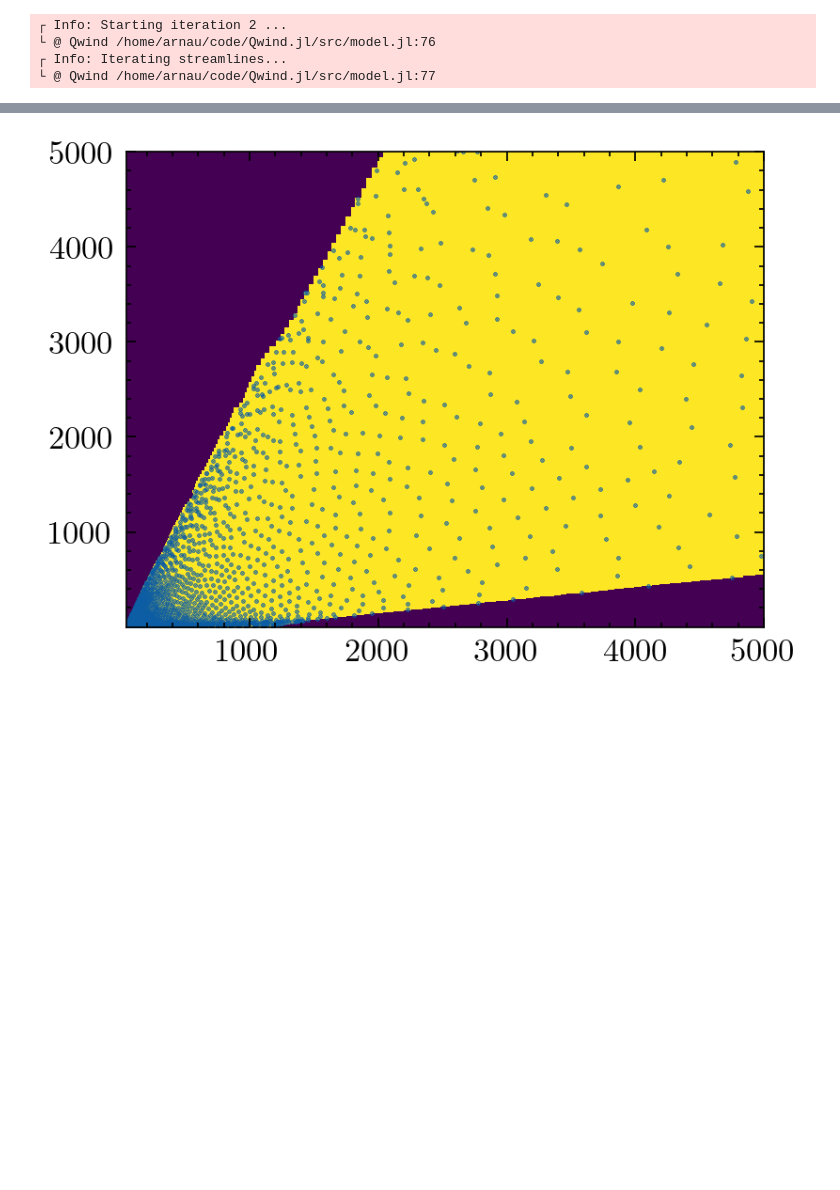
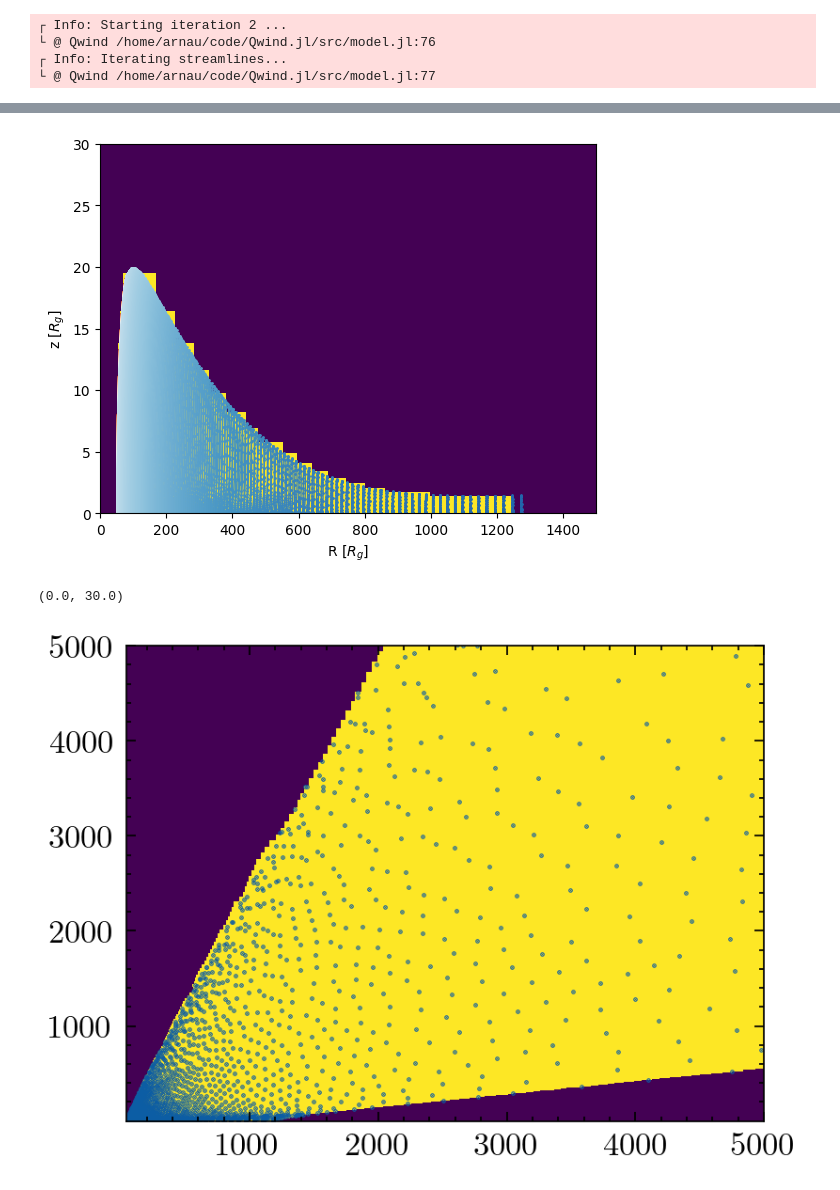
Before and after one commit to arnauqb/Qwind.jl, a Jupyter notebook: papers/paper2/rt_plots.ipynb, the cells around one changed output, grey strips where cells are left out. Cells and saved outputs as stored; diff of their text form; code cells hidden in the pictures; blank space fills up the shorter version.

```diff
--- a/papers/paper2/rt_plots.ipynb
+++ b/papers/paper2/rt_plots.ipynb
@@ -120,0 +66,5 @@ iterations_dict[1]["integrators"];
+# %%
+it_num = 1
+integrators = iterations_dict[it_num]["integrators"]
+r, z, _, _, _ = reduce_integrators(integrators, no_interpolation=true);
+r0 = [integ.p.r0 for integ in integrators];
@@ -129,6 +77,0 @@ red_integs = reduce_integrators(iterations_dict[1]["integrators"], no_interpolat
-# %%
-it_num = 2
-integrators = iterations_dict[it_num]["integrators"]
-r, z, _, _, _ = reduce_integrators(integrators, n_timesteps=100, log=false);
-r0 = [integ.p.r0 for integ in integrators]
-hull, ps = construct_wind_hull(r, z, r0);
@@ -136,0 +78,2 @@ LoadError: KeyError: key 2 not found
+# %%
+hull, points = construct_wind_hull(r, z, r0, sigdigits=6);
@@ -137,3 +91,13 @@ LoadError: KeyError: key 2 not found
+# %%
+fig, ax = QwindPlotting.plot_wind_hull(hull, rmax=1500, zmax=30)
+QwindPlotting.plot_streamlines(iterations_dict[1]["integrators"], fig=fig, ax=ax)
+ps = reduce(hcat, points)
+#ax.scatter(ps[1,:], ps[2,:])
+ax.set_xlim(0, 1500)
+ax.set_ylim(0, 30)
+# %% [output]
+[figure, added]
+(0.0, 30.0)
 # %%
 fig, ax = plt.subplots()
 pss = reduce(hcat, ps)
```
Also changed, not shown: parts of 15 cells of this notebook, 3 other files.
